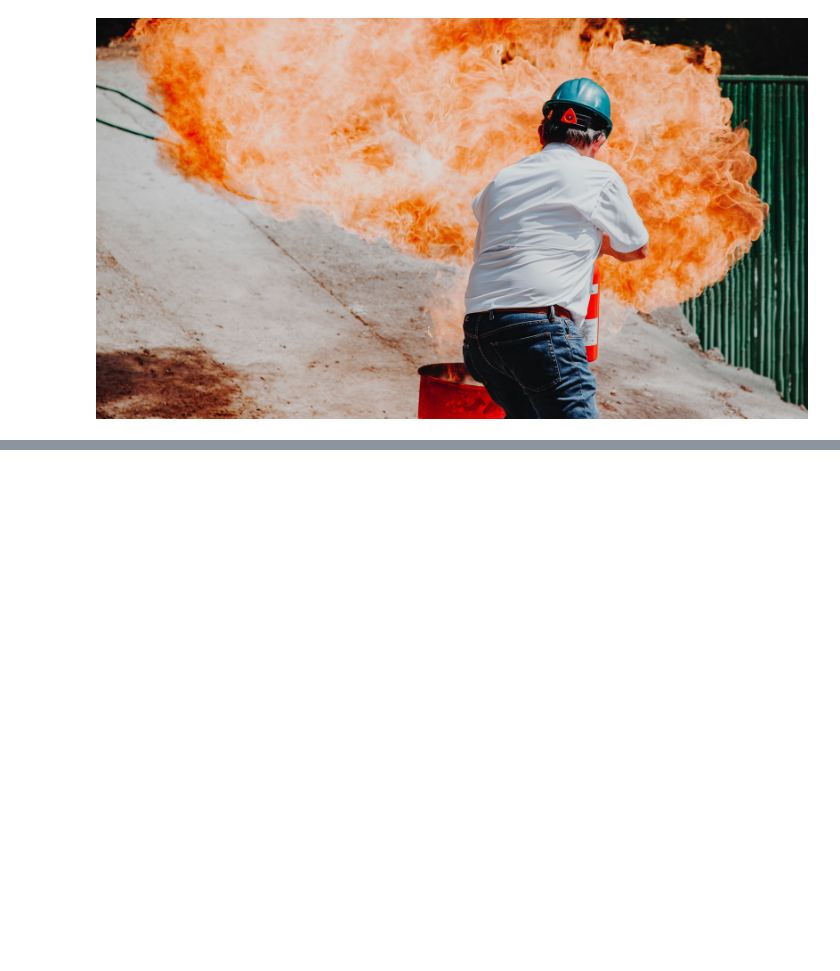
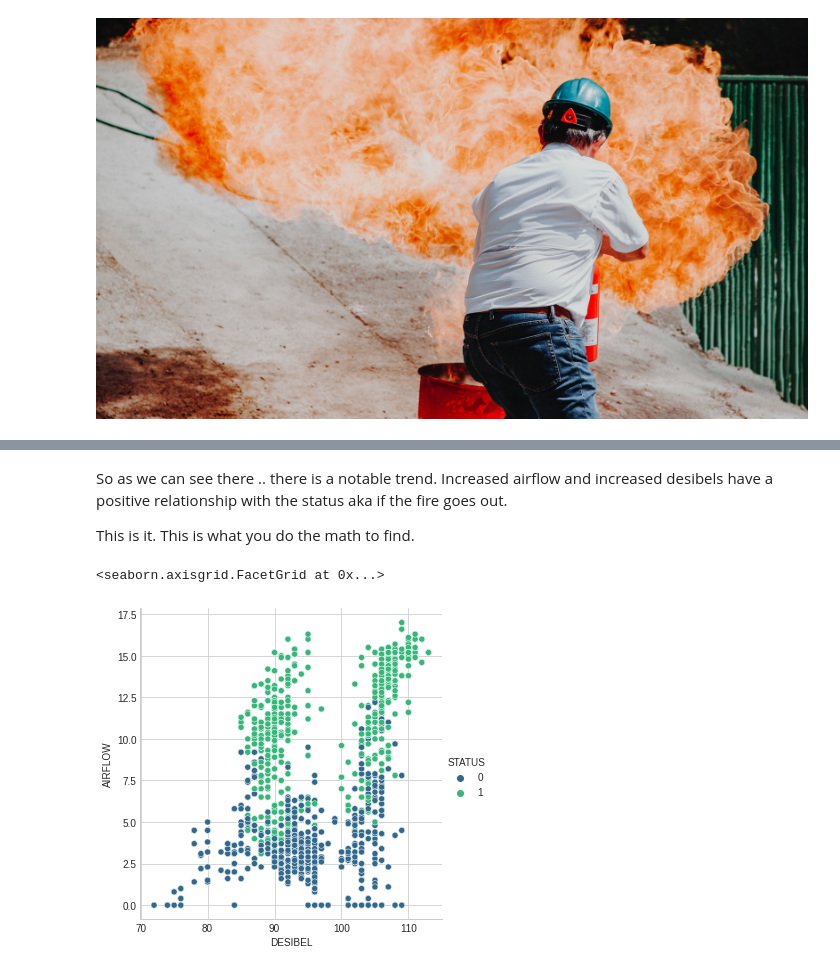
Before and after one commit to pronsSec/Acoustic-Fire-Extinguisher-Analysis, a Jupyter notebook: Acoustic_Fire_Extenguisher_EDA.ipynb, the cells around one changed output, grey strips where cells are left out. Drawn from its saved outputs; the diff is of its cells as text; code cells hidden in the pictures; blank space fills up the shorter version.

```diff
--- a/Acoustic_Fire_Extenguisher_EDA.ipynb
+++ b/Acoustic_Fire_Extenguisher_EDA.ipynb
@@ -177,0 +307,10 @@ sns.jointplot(data=data, x="AIRFLOW", y='DESIBEL',kind='reg', color='tan')
+# %% [markdown]
+So as we can see there .. there is a notable trend. Increased airflow and increased desibels have a positive relationship with the status aka if the fire goes out.
+
+This is it. This is what you do the math to find.
+# %%
+# Just another way to visualize... relplots are great ways to view bivariate relationships...the hue is very valuable
+sns.relplot(data=data, x="DESIBEL", y='AIRFLOW', hue='STATUS', palette='viridis')
+# %% [output]
+<seaborn.axisgrid.FacetGrid at 0x...>
+[figure, added]
```
Also changed, not shown: parts of 40 cells of this notebook.
